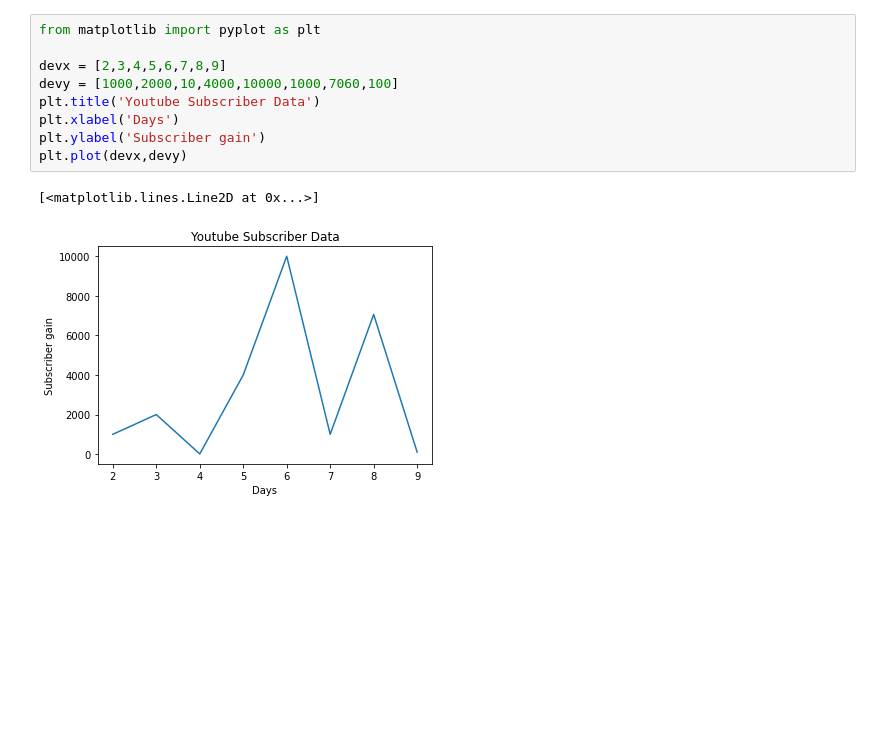
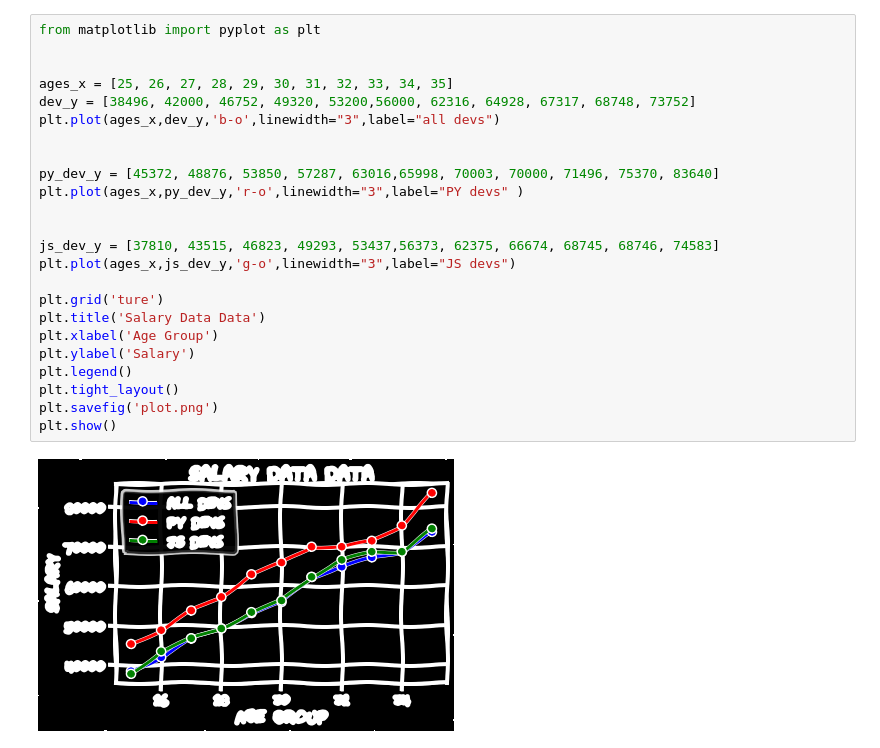
Before and after one commit to mihirverma7781/Matplotlib, a Jupyter notebook: matlab1.ipynb, the cells around one changed output. Cells and saved outputs as stored; diff of their text form; blank space fills up the shorter version.

```diff
--- a/matlab1.ipynb
+++ b/matlab1.ipynb
@@ -1,14 +1,28 @@
 # %% [markdown]
 <a href="https://colab.research.google.com/github/mihirverma7781/Matplotlib/blob/master/matlab1.ipynb" target="_parent"><img src="https://colab.research.google.com/assets/colab-badge.svg" alt="Open In Colab"/></a>
-# %%
-from matplotlib import pyplot as plt
-
-devx = [2,3,4,5,6,7,8,9]
-devy = [1000,2000,10,4000,10000,1000,7060,100]
-plt.title('Youtube Subscriber Data')
-plt.xlabel('Days')
-plt.ylabel('Subscriber gain')
-plt.plot(devx,devy)
-# %% [output]
-[<matplotlib.lines.Line2D at 0x...>]
-[figure, removed]
+# %%
+from matplotlib import pyplot as plt
+
+
+ages_x = [25, 26, 27, 28, 29, 30, 31, 32, 33, 34, 35]
+dev_y = [38496, 42000, 46752, 49320, 53200,56000, 62316, 64928, 67317, 68748, 73752]
+plt.plot(ages_x,dev_y,'b-o',linewidth="3",label="all devs")
+
+
+py_dev_y = [45372, 48876, 53850, 57287, 63016,65998, 70003, 70000, 71496, 75370, 83640]
+plt.plot(ages_x,py_dev_y,'r-o',linewidth="3",label="PY devs" )
+
+
+js_dev_y = [37810, 43515, 46823, 49293, 53437,56373, 62375, 66674, 68745, 68746, 74583]
+plt.plot(ages_x,js_dev_y,'g-o',linewidth="3",label="JS devs")
+
+plt.grid('ture')
+plt.title('Salary Data Data')
+plt.xlabel('Age Group')
+plt.ylabel('Salary')
+plt.legend()
+plt.tight_layout()
+plt.savefig('plot.png')
+plt.show()
+# %% [output]
+[figure, added]
```
